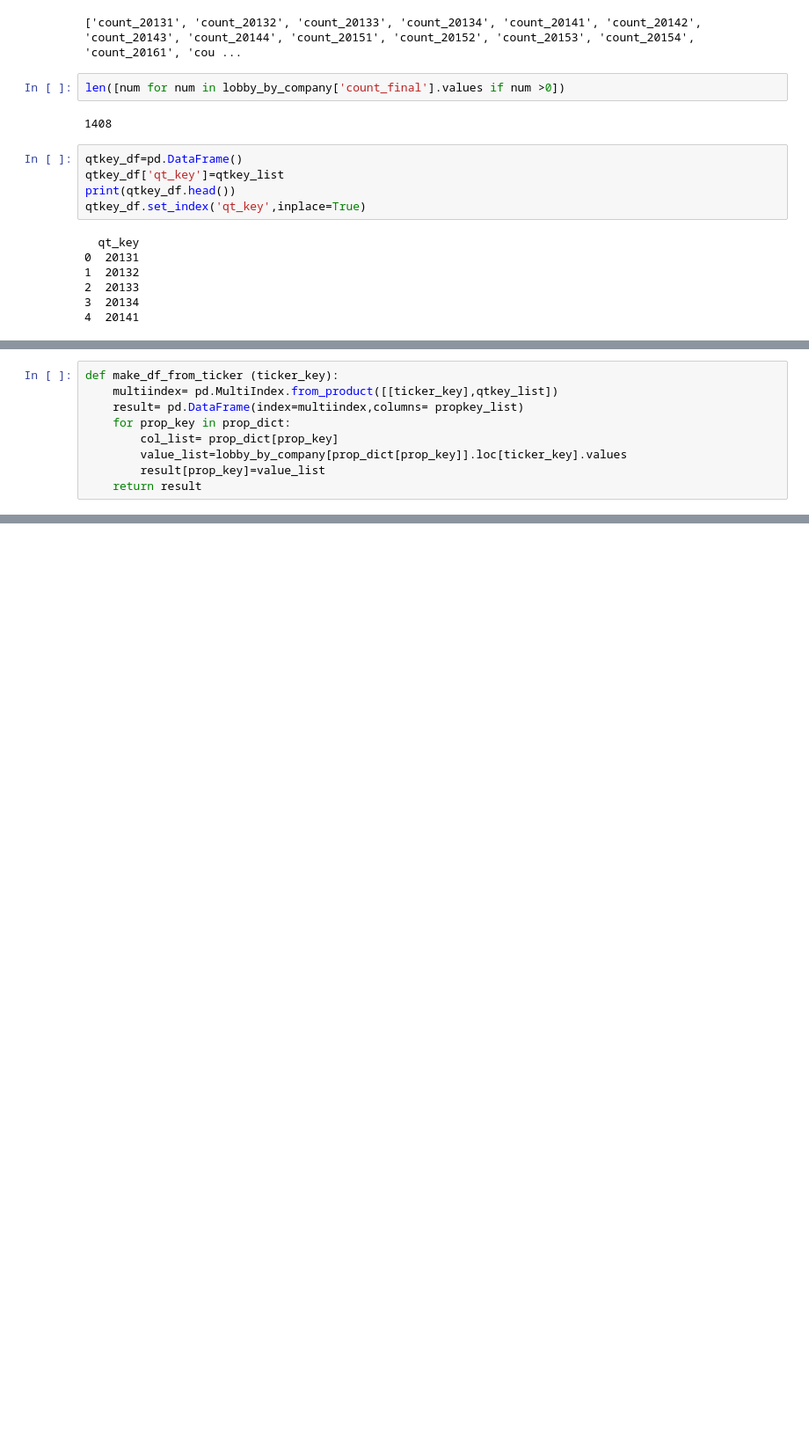
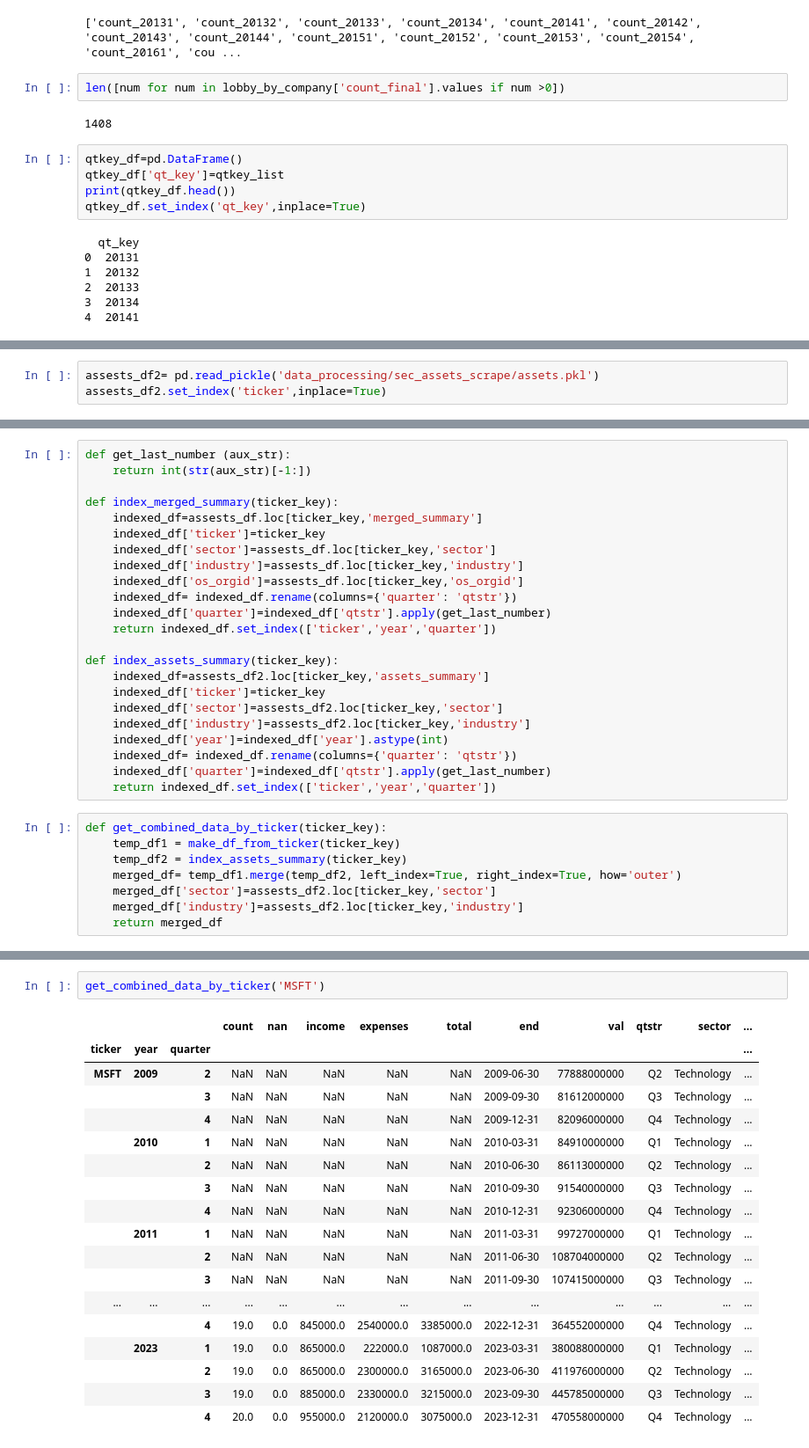
Before and after one commit to edwarddramirez/lobbying-market, a Jupyter notebook: lobbying_eda/combine-lda-market.ipynb, the cells around one changed output, grey strips where cells are left out. Shown at 88% size. Saved outputs shown, nothing was run; the diff lists cells and outputs as text; blank space fills up the shorter version.

Commit message:
added a data set with at least 30 entries of assets and lobby

```diff
--- a/lobbying_eda/combine-lda-market.ipynb
+++ b/lobbying_eda/combine-lda-market.ipynb
@@ -103,9 +62,0 @@ MultiIndex([('a', '20131'),
-# %%
-def make_df_from_ticker (ticker_key):
-    multiindex= pd.MultiIndex.from_product([[ticker_key],qtkey_list])
-    result= pd.DataFrame(index=multiindex,columns= propkey_list)
-    for prop_key in prop_dict:
-        col_list= prop_dict[prop_key]
-        value_list=lobby_by_company[prop_dict[prop_key]].loc[ticker_key].values
-        result[prop_key]=value_list
-    return result
@@ -186,0 +114,3 @@ company_df_dict['MSFT'].head()
+# %%
+assests_df2= pd.read_pickle('data_processing/sec_assets_scrape/assets.pkl')
+assests_df2.set_index('ticker',inplace=True)
@@ -186,0 +138,31 @@ company_df_dict['MSFT'].head()
+# %%
+def get_last_number (aux_str):
+    return int(str(aux_str)[-1:])
+
+def index_merged_summary(ticker_key):
+    indexed_df=assests_df.loc[ticker_key,'merged_summary']
+    indexed_df['ticker']=ticker_key
+    indexed_df['sector']=assests_df.loc[ticker_key,'sector']
+    indexed_df['industry']=assests_df.loc[ticker_key,'industry']
+    indexed_df['os_orgid']=assests_df.loc[ticker_key,'os_orgid']
+    indexed_df= indexed_df.rename(columns={'quarter': 'qtstr'})
+    indexed_df['quarter']=indexed_df['qtstr'].apply(get_last_number)
+    return indexed_df.set_index(['ticker','year','quarter'])
+
+def index_assets_summary(ticker_key):
+    indexed_df=assests_df2.loc[ticker_key,'assets_summary']
+    indexed_df['ticker']=ticker_key
+    indexed_df['sector']=assests_df2.loc[ticker_key,'sector']
+    indexed_df['industry']=assests_df2.loc[ticker_key,'industry']
+    indexed_df['year']=indexed_df['year'].astype(int)
+    indexed_df= indexed_df.rename(columns={'quarter': 'qtstr'})
+    indexed_df['quarter']=indexed_df['qtstr'].apply(get_last_number)
+    return indexed_df.set_index(['ticker','year','quarter'])
+# %%
+def get_combined_data_by_ticker(ticker_key):
+    temp_df1 = make_df_from_ticker(ticker_key)
+    temp_df2 = index_assets_summary(ticker_key)
+    merged_df= temp_df1.merge(temp_df2, left_index=True, right_index=True, how='outer')
+    merged_df['sector']=assests_df2.loc[ticker_key,'sector']
+    merged_df['industry']=assests_df2.loc[ticker_key,'industry']
+    return merged_df
@@ -186,0 +287,21 @@ company_df_dict['MSFT'].head()
+# %%
+get_combined_data_by_ticker('MSFT')
+# %% [output]
+|  |  |  | count | nan | income | expenses | total | end | val | qtstr | sector | ... |
+| ticker | year | quarter |  |  |  |  |  |  |  |  |  | ... |
+| MSFT | 2009 | 2 | NaN | NaN | NaN | NaN | NaN | 2009-06-30 | 77888000000 | Q2 | Technology | ... |
+|  |  | 3 | NaN | NaN | NaN | NaN | NaN | 2009-09-30 | 81612000000 | Q3 | Technology | ... |
+|  |  | 4 | NaN | NaN | NaN | NaN | NaN | 2009-12-31 | 82096000000 | Q4 | Technology | ... |
+|  | 2010 | 1 | NaN | NaN | NaN | NaN | NaN | 2010-03-31 | 84910000000 | Q1 | Technology | ... |
+|  |  | 2 | NaN | NaN | NaN | NaN | NaN | 2010-06-30 | 86113000000 | Q2 | Technology | ... |
+|  |  | 3 | NaN | NaN | NaN | NaN | NaN | 2010-09-30 | 91540000000 | Q3 | Technology | ... |
+|  |  | 4 | NaN | NaN | NaN | NaN | NaN | 2010-12-31 | 92306000000 | Q4 | Technology | ... |
+|  | 2011 | 1 | NaN | NaN | NaN | NaN | NaN | 2011-03-31 | 99727000000 | Q1 | Technology | ... |
+|  |  | 2 | NaN | NaN | NaN | NaN | NaN | 2011-06-30 | 108704000000 | Q2 | Technology | ... |
+|  |  | 3 | NaN | NaN | NaN | NaN | NaN | 2011-09-30 | 107415000000 | Q3 | Technology | ... |
+| ... | ... | ... | ... | ... | ... | ... | ... | ... | ... | ... | ... | ... |
+|  |  | 4 | 19.0 | 0.0 | 845000.0 | 2540000.0 | 3385000.0 | 2022-12-31 | 364552000000 | Q4 | Technology | ... |
+|  | 2023 | 1 | 19.0 | 0.0 | 865000.0 | 222000.0 | 1087000.0 | 2023-03-31 | 380088000000 | Q1 | Technology | ... |
+|  |  | 2 | 19.0 | 0.0 | 865000.0 | 2300000.0 | 3165000.0 | 2023-06-30 | 411976000000 | Q2 | Technology | ... |
+|  |  | 3 | 19.0 | 0.0 | 885000.0 | 2330000.0 | 3215000.0 | 2023-09-30 | 445785000000 | Q3 | Technology | ... |
+|  |  | 4 | 20.0 | 0.0 | 955000.0 | 2120000.0 | 3075000.0 | 2023-12-31 | 470558000000 | Q4 | Technology | ... |
```
Also changed, not shown: parts of 51 cells of this notebook, 2 other files.
